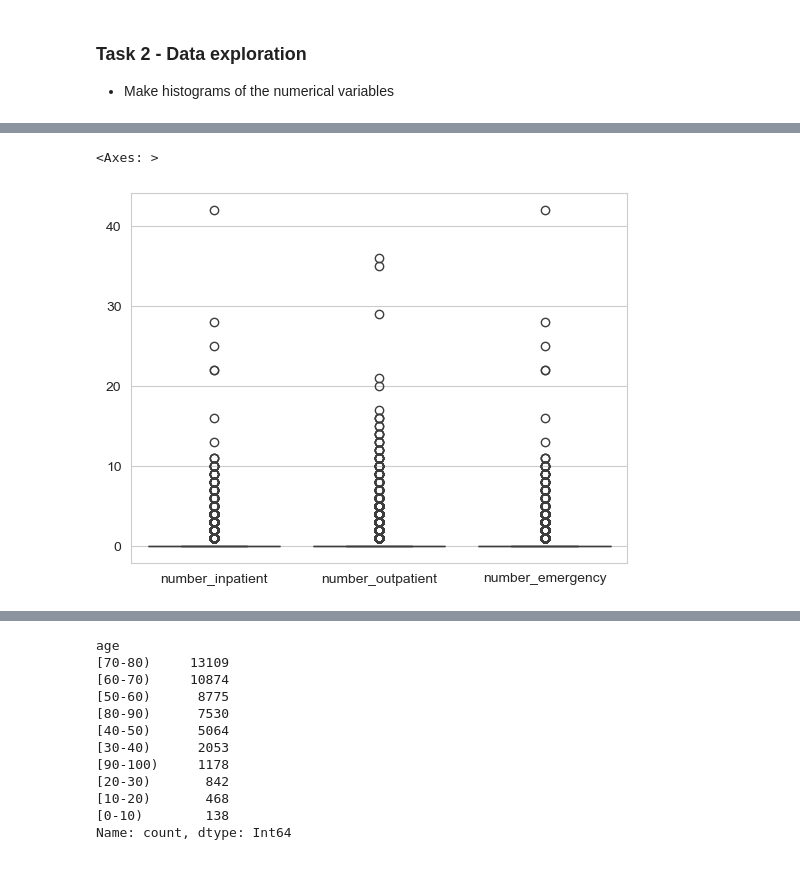
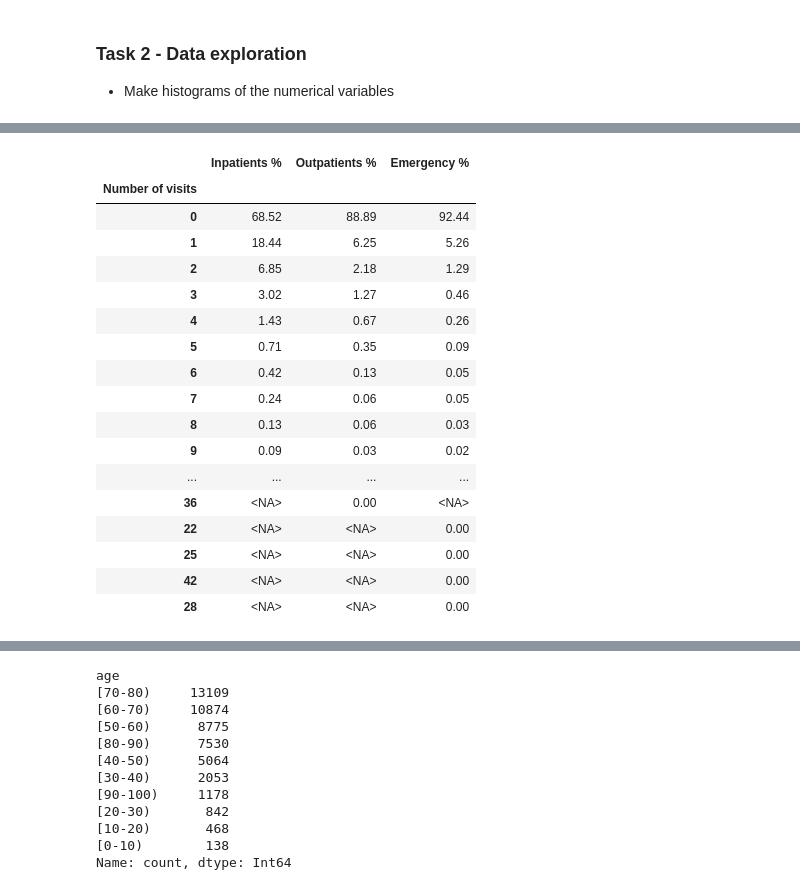
Before and after one commit to johnmarquess/IFN509, a Jupyter notebook: Assignment1_submission/assigment1_analysis.ipynb, the cells around one changed output, grey strips where cells are left out. Cells and saved outputs as stored; diff of their text form; code cells hidden in the pictures.

```diff
--- a/Assignment1_submission/assigment1_analysis.ipynb
+++ b/Assignment1_submission/assigment1_analysis.ipynb
@@ -6,3 +8,5 @@ import seaborn as sns
+# %%
+pd.options.display.float_format = '{:.2f}'.format
 # %%
 d1 = pd.read_csv('../data/D1.csv', low_memory=False)
 # %%
@@ -181,5 +188,31 @@ plt.subplots_adjust(hspace=0.3)
-# %%
-sns.boxplot(data=d1[['number_inpatient', 'number_outpatient', 'number_emergency']])
-# %% [output]
-<Axes: >
-[figure, removed]
+# %%
+# calculate the proportions each of the variables
+inpatient_percentage = d1['number_inpatient'].value_counts(normalize=True, dropna='False').rename('Inpatients %') * 100
+outpatient_percentage = d1['number_outpatient'].value_counts(normalize=True, dropna='False').rename('Outpatients %') * 100
+emergency_percentage = d1['number_emergency'].value_counts(normalize=True, dropna='False').rename('Emergency %') * 100
+
+# Combine them into one df
+percentages_table = pd.concat([inpatient_percentage, outpatient_percentage, emergency_percentage], axis=1)
+
+# Give the axis a meaningful name
+percentages_table.index.name = 'Number of visits'
+percentages_table
+# %% [output]
+|  | Inpatients % | Outpatients % | Emergency % |
+| Number of visits |  |  |  |
+| 0 | 68.52 | 88.89 | 92.44 |
+| 1 | 18.44 | 6.25 | 5.26 |
+| 2 | 6.85 | 2.18 | 1.29 |
+| 3 | 3.02 | 1.27 | 0.46 |
+| 4 | 1.43 | 0.67 | 0.26 |
+| 5 | 0.71 | 0.35 | 0.09 |
+| 6 | 0.42 | 0.13 | 0.05 |
+| 7 | 0.24 | 0.06 | 0.05 |
+| 8 | 0.13 | 0.06 | 0.03 |
+| 9 | 0.09 | 0.03 | 0.02 |
+| ... | ... | ... | ... |
+| 36 | <NA> | 0.00 | <NA> |
+| 22 | <NA> | <NA> | 0.00 |
+| 25 | <NA> | <NA> | 0.00 |
+| 42 | <NA> | <NA> | 0.00 |
+| 28 | <NA> | <NA> | 0.00 |
```
Also changed, not shown: parts of 23 cells of this notebook, 1 other file.
